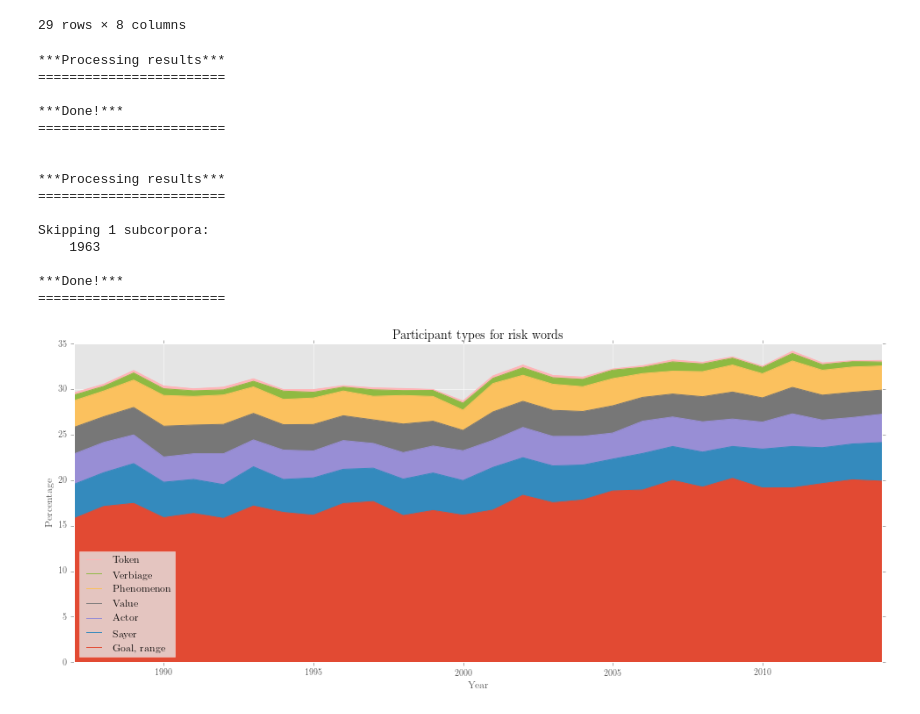
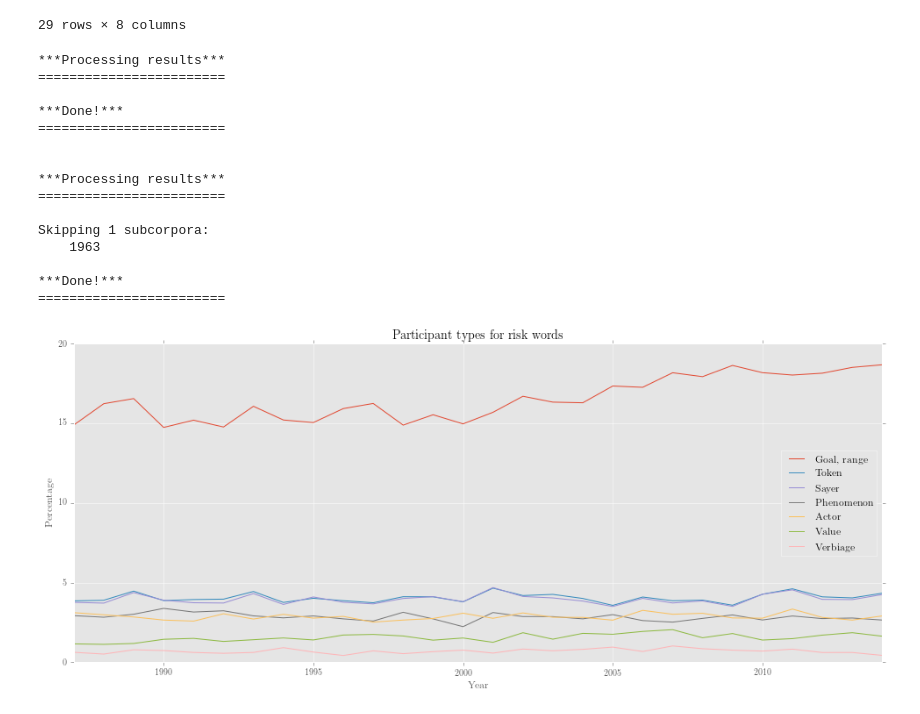
Before and after one commit to interrogator/risk, a Jupyter notebook: book_chapter_figures.ipynb, the cells around one changed output. Drawn from its saved outputs; the diff is of its cells as text; code cells hidden in the pictures.

```diff
--- a/book_chapter_figures.ipynb
+++ b/book_chapter_figures.ipynb
@@ -945,23 +1031,23 @@ df
 # %%
 df = pd.concat(serieses, axis = 1)
 tots = r['all_govs']
 df = editor(df, '%', tots.totals, sort_by = 'total')
 df = editor(df.results, skip_subcorpora = 1963)
-plotter('Participant types for risk words', df.results, figsize = (16, 7), kind = 'area', stacked = True)
+plotter('Participant types for risk words', df.results, figsize = (16, 7))
 # %% [output]
 ***Processing results***
 ========================
 
 ***Done!***
 ========================
 
 
 ***Processing results***
 ========================
 
 Skipping 1 subcorpora:
     1963
 
 ***Done!***
 ========================
-[figure, old version]
+[figure, new version]
```
Also changed, not shown: parts of 17 cells of this notebook, 2 other files.
